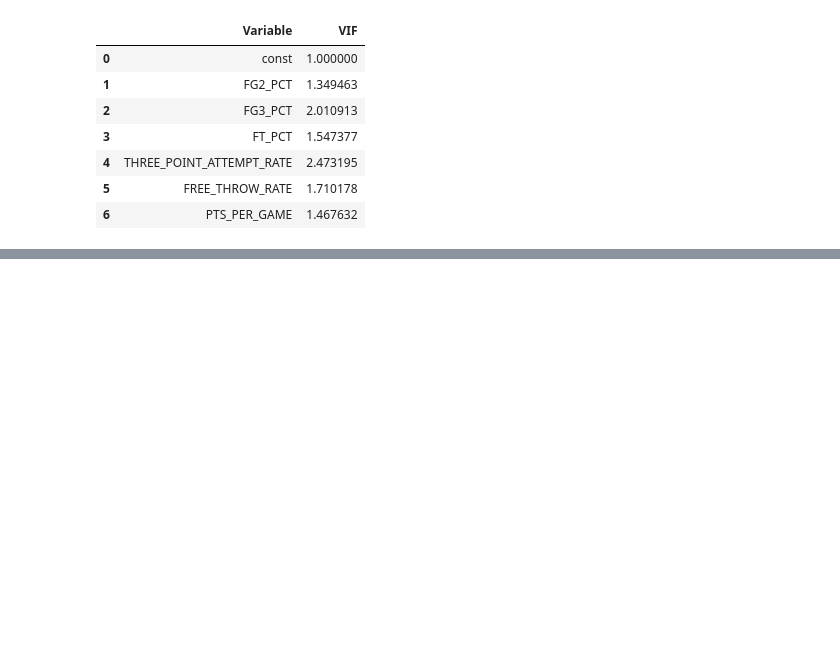
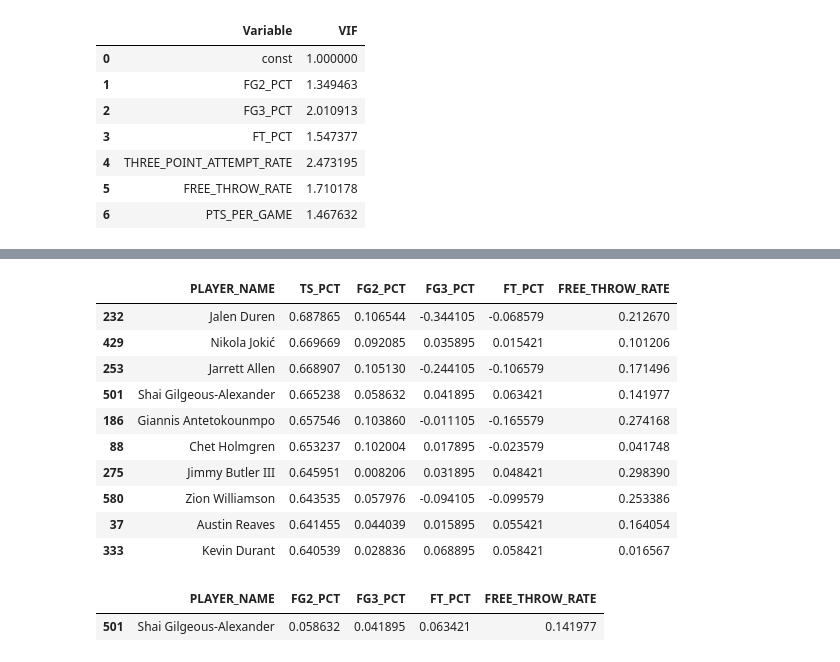
Before and after one commit to sonicap1/nba-scorer-effiency, a Jupyter notebook: notebooks/analysis.ipynb, the cells around one changed output, grey strips where cells are left out. Cells and saved outputs as stored; diff of their text form; code cells hidden in the pictures; blank space fills up the shorter version.

```diff
--- a/notebooks/analysis.ipynb
+++ b/notebooks/analysis.ipynb
@@ -448,0 +542,9 @@ vif_data
+# %%
+profiles_columns = [
+    "FG2_PCT",
+    "FG3_PCT",
+    "FT_PCT",
+    "FREE_THROW_RATE"
+]
+
+scorers_df[profiles_columns].mean()
@@ -448,0 +557,13 @@ vif_data
+# %%
+profile_means = scorers_df[profiles_columns].mean()
+
+profile_differences = scorers_df[
+    ["PLAYER_NAME"] + profiles_columns
+].copy()
+
+for column in profiles_columns:
+    profile_differences[column] = (
+        profile_differences[column] - profile_means[column]
+    )
+
+profile_differences.head()
@@ -448,0 +577,34 @@ vif_data
+# %%
+top_scorer_profiles = top_efficient_scorers[
+    ["PLAYER_NAME", "TS_PCT"] + profiles_columns
+].copy()
+
+for column in profiles_columns:
+    top_scorer_profiles[column] = (
+        top_scorer_profiles[column] - profile_means[column]
+    )
+
+top_scorer_profiles
+# %% [output]
+|  | PLAYER_NAME | TS_PCT | FG2_PCT | FG3_PCT | FT_PCT | FREE_THROW_RATE |
+| 232 | Jalen Duren | 0.687865 | 0.106544 | -0.344105 | -0.068579 | 0.212670 |
+| 429 | Nikola Jokić | 0.669669 | 0.092085 | 0.035895 | 0.015421 | 0.101206 |
+| 253 | Jarrett Allen | 0.668907 | 0.105130 | -0.244105 | -0.106579 | 0.171496 |
+| 501 | Shai Gilgeous-Alexander | 0.665238 | 0.058632 | 0.041895 | 0.063421 | 0.141977 |
+| 186 | Giannis Antetokounmpo | 0.657546 | 0.103860 | -0.011105 | -0.165579 | 0.274168 |
+| 88 | Chet Holmgren | 0.653237 | 0.102004 | 0.017895 | -0.023579 | 0.041748 |
+| 275 | Jimmy Butler III | 0.645951 | 0.008206 | 0.031895 | 0.048421 | 0.298390 |
+| 580 | Zion Williamson | 0.643535 | 0.057976 | -0.094105 | -0.099579 | 0.253386 |
+| 37 | Austin Reaves | 0.641455 | 0.044039 | 0.015895 | 0.055421 | 0.164054 |
+| 333 | Kevin Durant | 0.640539 | 0.028836 | 0.068895 | 0.058421 | 0.016567 |
+# %%
+player_name = "Shai Gilgeous-Alexander"
+
+player_profile = profile_differences[
+    profile_differences["PLAYER_NAME"] == player_name
+].copy()
+
+player_profile
+# %% [output]
+|  | PLAYER_NAME | FG2_PCT | FG3_PCT | FT_PCT | FREE_THROW_RATE |
+| 501 | Shai Gilgeous-Alexander | 0.058632 | 0.041895 | 0.063421 | 0.141977 |
```
Also changed, not shown: parts of 17 cells of this notebook.
